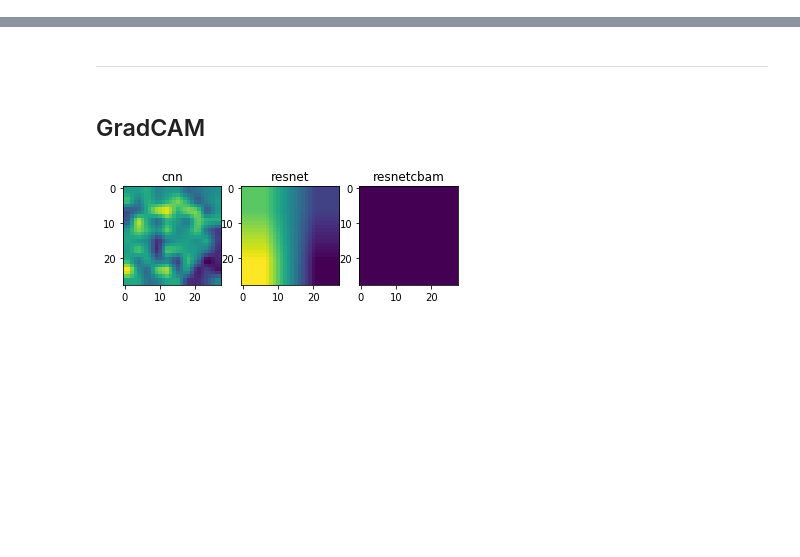
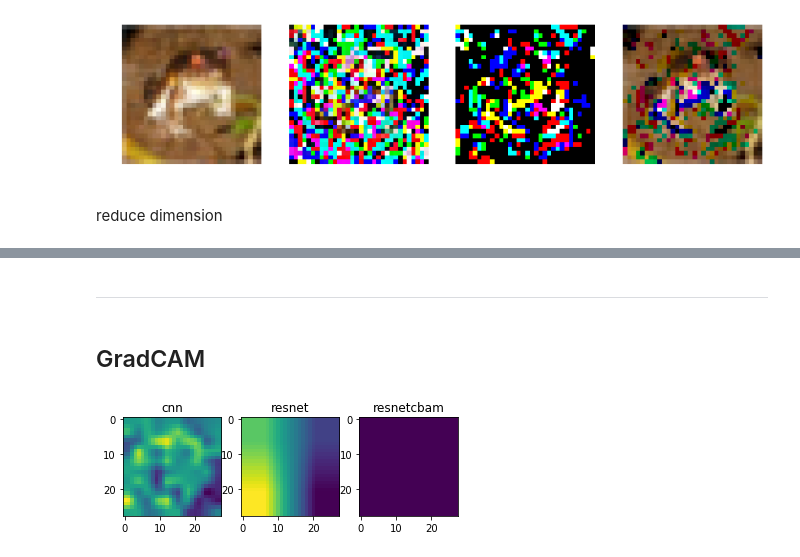
Before and after one commit to simonjisu/XAI, a Jupyter notebook: refactoring.ipynb, the cells around one changed output, grey strips where cells are left out. Drawn from its saved outputs; the diff is of its cells as text; code cells hidden in the pictures; blank space fills up the shorter version.

Commit message:
test mnist complete

```diff
--- a/refactoring.ipynb
+++ b/refactoring.ipynb
@@ -69,0 +30,14 @@ torch.nn.modules.container.ModuleList
+# %%
+torch.manual_seed(args.seed)
+train_dataset, test_dataset, train_loader, test_loader = trainer.build_dataset(args, shuffle=False)
+# %%
+m_type = "resnet"
+a_type = "inputgrad"
+load_path = "trained/cifar10/roar/resnet-first.pt"
+model_class = trainer.model_dict[args.data_type][m_type]
+attr_class = trainer.attr_dict[a_type]
+# attr_class = GradCAM
+attr_kwargs = trainer.get_kwargs_to_attr_model(args.data_type, m_type, a_type)
+model, attr_model = trainer.create_attr_model(model_class, attr_class, load_path, attr_kwargs)
+# model = ResNetMnist()
+# attr_model = trainer.attr_dict[a_type](model)
@@ -69,0 +61,11 @@ torch.nn.modules.container.ModuleList
+# %%
+def calculate_masks(args, outputs, del_p):
+    B, C, H, W = outputs.size()
+    # outputs, C = trainer.convert_scale(args, outputs, C)
+    reshaped_outputs = outputs.view(B, C, -1)
+    vals, _ = reshaped_outputs.sort(-1, descending=True)
+    # decide how many pixels to delete
+    del_n_idx = torch.LongTensor([int(del_p * H * W)])
+    del_vals = vals.index_select(-1, del_n_idx)
+    del_masks = (reshaped_outputs >= del_vals).view(B, C, H, W)
+    return del_masks
@@ -69,0 +81,24 @@ torch.nn.modules.container.ModuleList
+# %%
+for datas, targets in train_loader:
+    outputs = attr_model.get_attribution(datas, targets).detach()
+    masks = calculate_masks(args, outputs, del_p)
+    break
+
+inv_datas = inv_transform(datas)
+inv_outputs = inv_transform_output(outputs)
+temp = inv_datas.permute(0, 3, 1, 2).masked_fill(masks, 0.0)
+
+a = inv_datas[0]
+b = inv_outputs[0]
+c = masks[0].permute(1, 2, 0).float()
+d = temp[0].permute(1, 2, 0)
+
+fig, axes = plt.subplots(1, 4, figsize=(12, 6))
+for ax, x in zip(axes, [a, b, c, d]):
+    ax.imshow(x)
+    ax.axis("off")
+plt.show()
+# %% [output]
+[figure, added]
+# %% [markdown]
+reduce dimension
```
Also changed, not shown: parts of 12 cells of this notebook, 25 other files.
